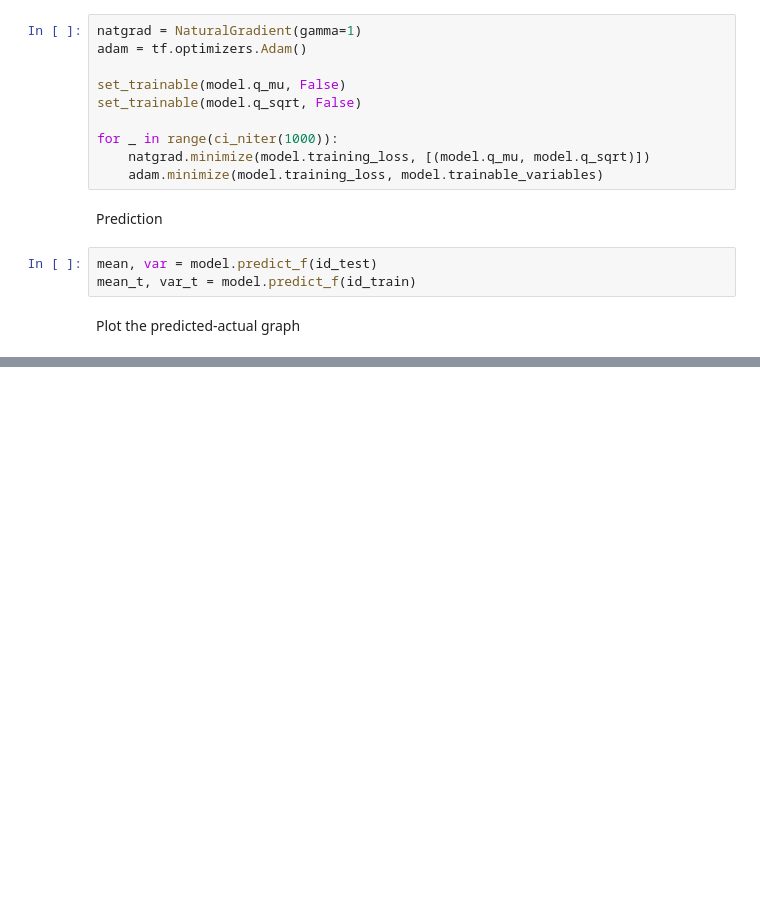
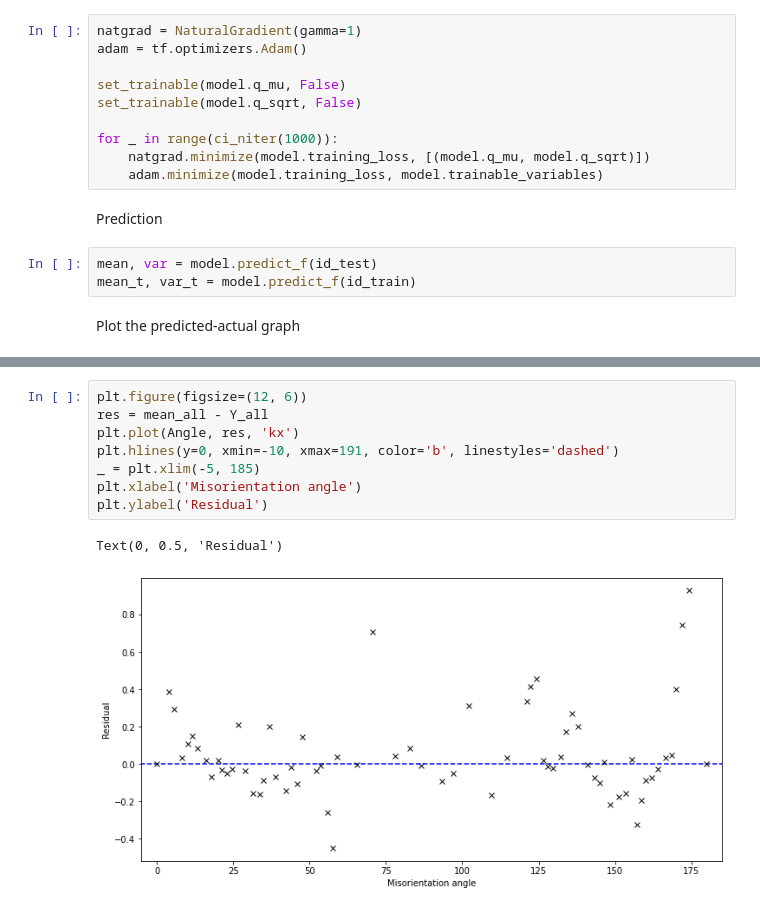
Before and after one commit to leilakhalili87/bayesian_opt, a Jupyter notebook: src/gpr_gpflow/sri_mean.ipynb, the cells around one changed output, grey strips where cells are left out. Saved outputs shown, nothing was run; the diff lists cells and outputs as text; blank space fills up the shorter version.

```diff
--- a/src/gpr_gpflow/sri_mean.ipynb
+++ b/src/gpr_gpflow/sri_mean.ipynb
@@ -291,0 +307,11 @@ plt.errorbar(
+# %%
+plt.figure(figsize=(12, 6))
+res = mean_all - Y_all
+plt.plot(Angle, res, 'kx')
+plt.hlines(y=0, xmin=-10, xmax=191, color='b', linestyles='dashed')
+_ = plt.xlim(-5, 185)
+plt.xlabel('Misorientation angle')
+plt.ylabel('Residual')
+# %% [output]
+Text(0, 0.5, 'Residual')
+[figure, added]
```
Also changed, not shown: parts of 8 cells of this notebook.
